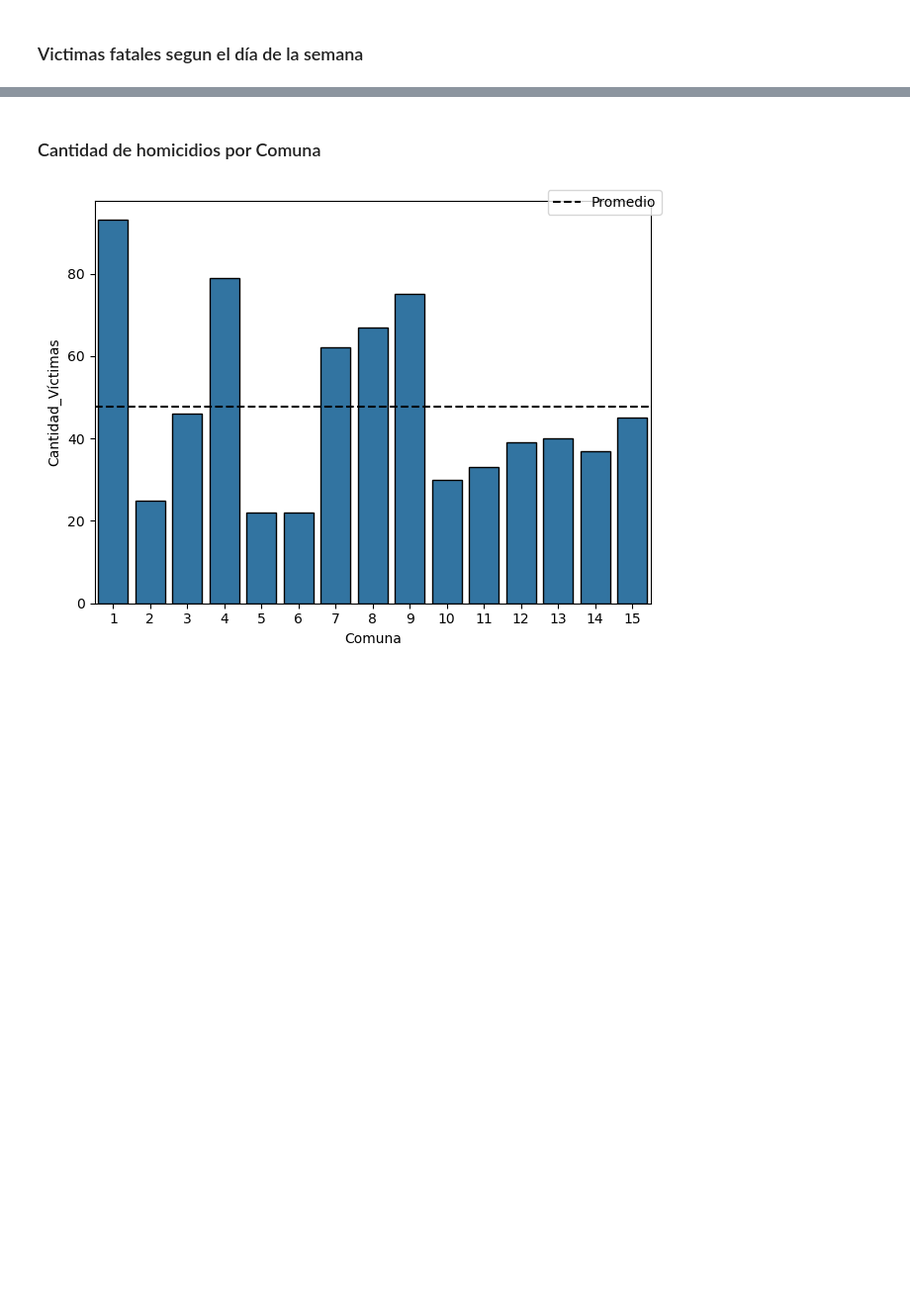
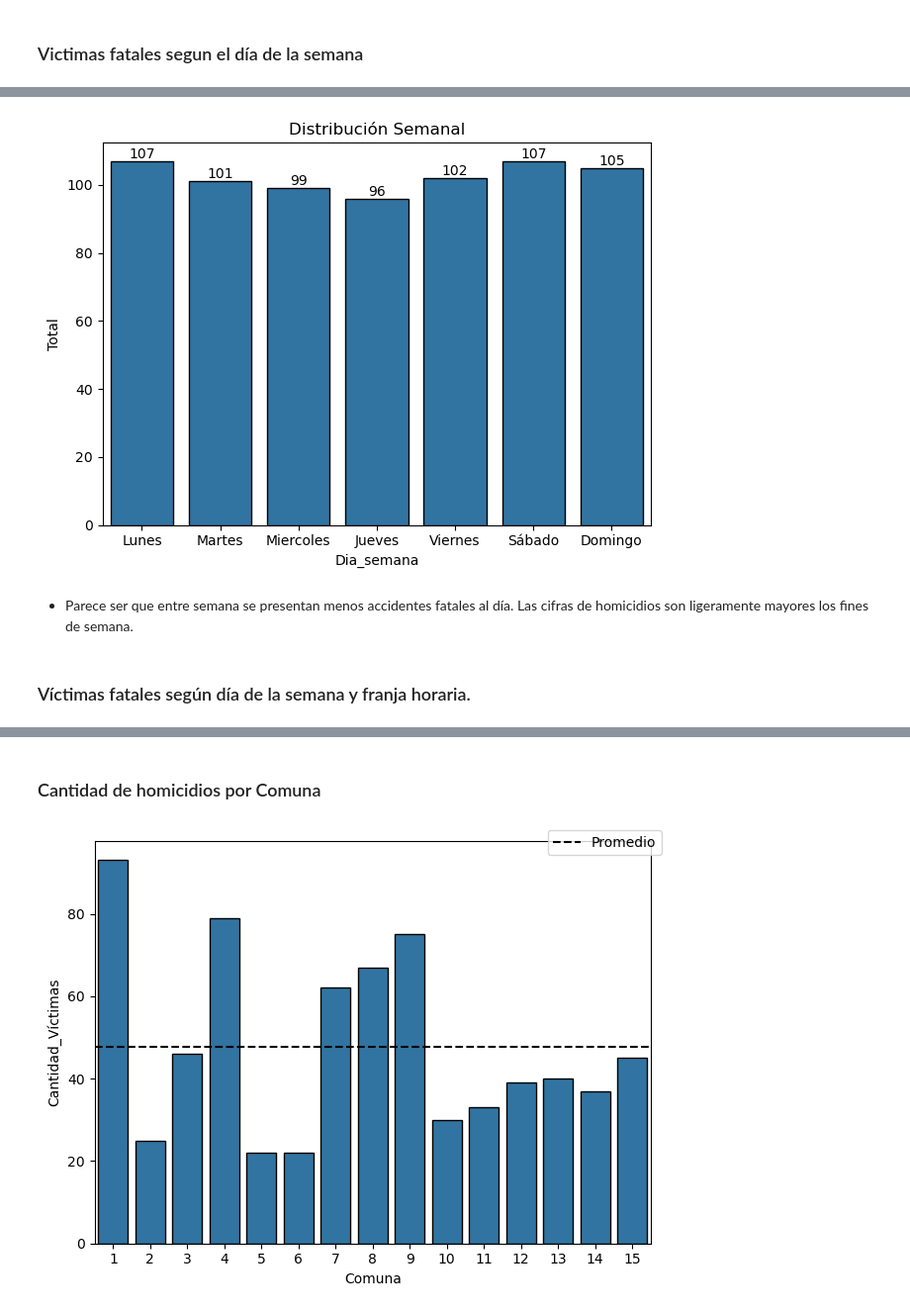
Before and after one commit to Juan-Mendoza00/pi_da, a Jupyter notebook: EDA.ipynb, the cells around one changed output, grey strips where cells are left out. Shown: that part at 99% size. Cells and saved outputs as stored; diff of their text form; code cells hidden in the pictures; blank space fills up the shorter version.

```diff
--- a/EDA.ipynb
+++ b/EDA.ipynb
@@ -151,7 +151,8 @@ La variable con el mayor porcentaje de valores faltantes es la del vehículo acu
 # %%
 df_hechos['Fecha'] = pd.to_datetime(df_hechos['Fecha'])
 
-df_hechos['Hora'] = df_hechos['Hora'].astype('category')
+# df_hechos['Hora'] = df_hechos['Hora'].replace('SD', np.nan)
+df_hechos['Hora'] = df_hechos['Hora'].fillna(df_hechos['Hora'].median()).astype('int')
 
 df_hechos['Tipo_de_calle'] =  df_hechos['Tipo_de_calle']
 
@@ -359,0 +349,13 @@ df_hechos['Fecha'][0].day
+# %%
+# Tabla pivote
+g_dias = pd.pivot_table(
+    df_hechos, columns='Año', index='Dia_semana',
+    values='Cantidad_Víctimas', aggfunc='sum')
+# Columna total
+g_dias['Total'] = g_dias.sum(axis=1)
+
+# Guardar esta tabla en el libro de resultados
+f.save_table_to_sheet(g_dias, './data/Resultados.xlsx',
+                      sheet_name='Vista_DiaDeSemana')
+
+g_dias
@@ -359,0 +372,19 @@ df_hechos['Fecha'][0].day
+# %%
+ax = sns.barplot(g_dias, x=g_dias.index, y='Total', edgecolor='black')
+# Titulo
+ax.set_title('Distribución Semanal')
+
+# Etiquetas de barras
+bar_labels = ax.containers[0]
+ax.bar_label(bar_labels)
+
+plt.tight_layout()
+
+# Guardar la figura
+plt.savefig('./visual/distribucion_semanal.png')
+# %% [output]
+[figure, added]
+# %% [markdown]
+- Parece ser que entre semana se presentan menos accidentes fatales al día. Las cifras de homicidios son ligeramente mayores los fines de semana.
+# %% [markdown]
+### Víctimas fatales según día de la semana y franja horaria.
```
Also changed, not shown: parts of 25 cells of this notebook, 9 other files.
